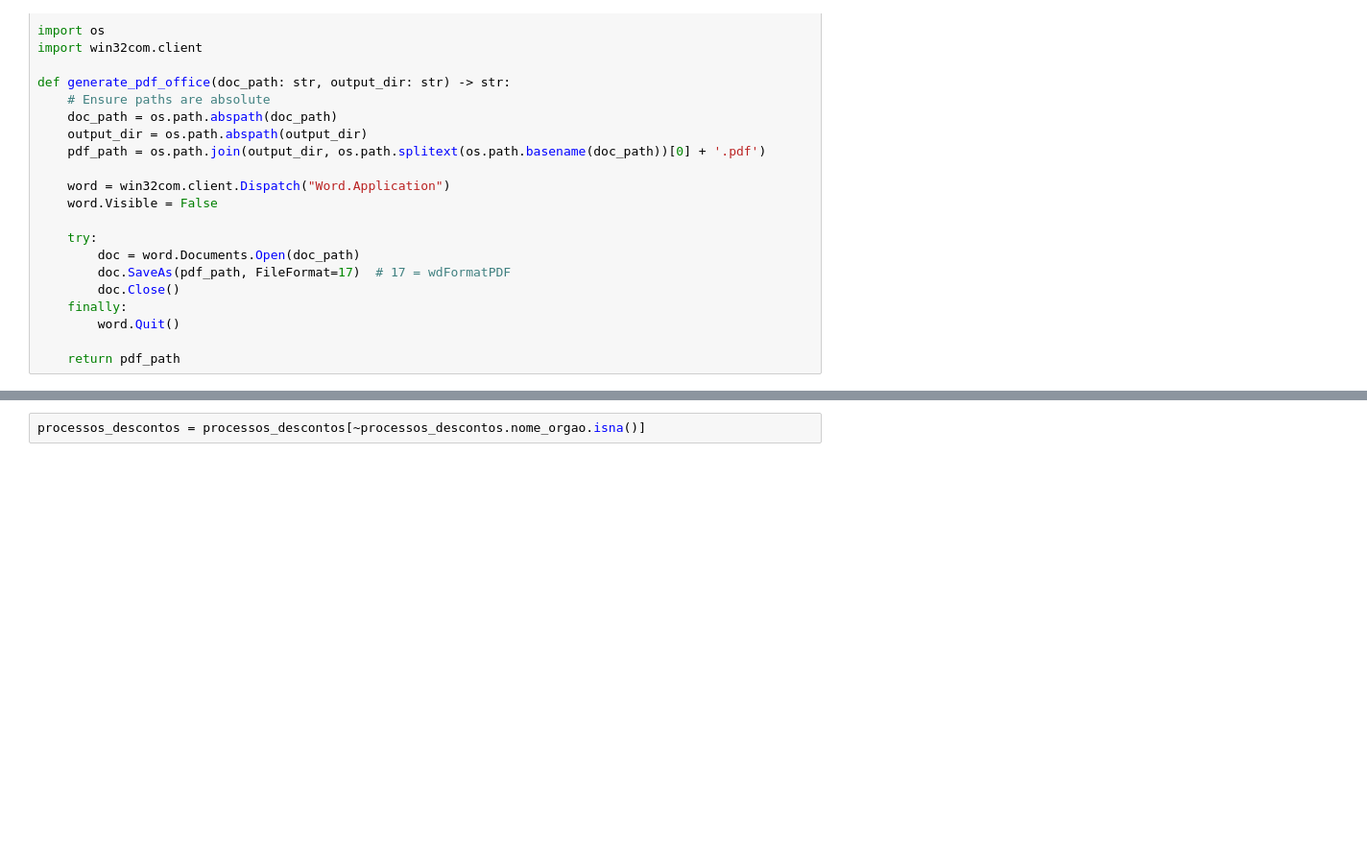
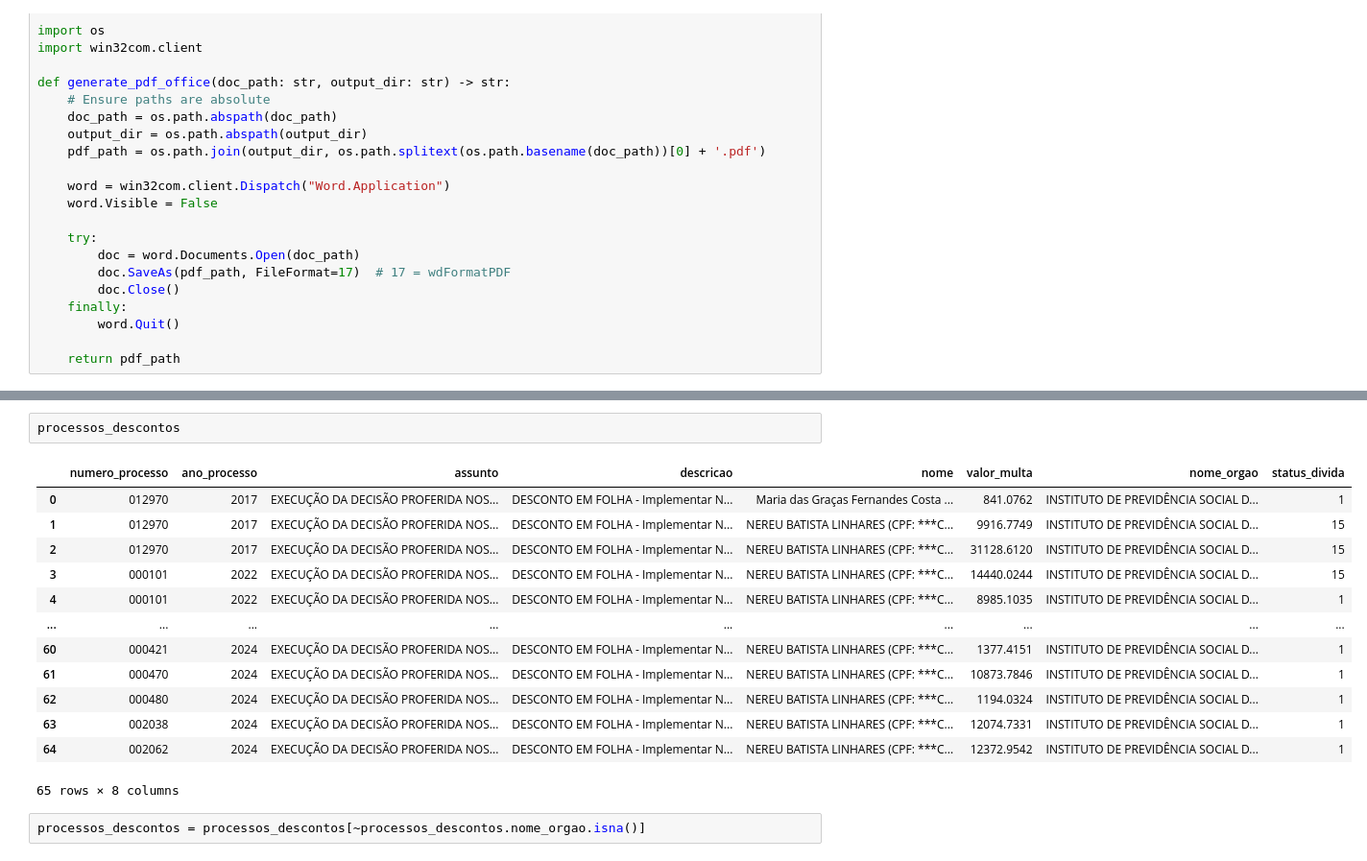
Before and after one commit to eduardoplima/ccd, a Jupyter notebook: scripts/desconto_folha_batch.ipynb, the cells around one changed output, grey strips where cells are left out. Shown at 96% size. Drawn from its saved outputs; the diff is of its cells as text; blank space fills up the shorter version.

```diff
--- a/scripts/desconto_folha_batch.ipynb
+++ b/scripts/desconto_folha_batch.ipynb
@@ -90,3 +181,19 @@ processos_descontos = pd.read_sql(descontos_sql, conn)
+# %%
+processos_descontos
+# %% [output]
+|  | numero_processo | ano_processo | assunto | descricao | nome | valor_multa | nome_orgao | status_divida |
+| 0 | 012970 | 2017 | EXECUÇÃO DA DECISÃO PROFERIDA NOS... | DESCONTO EM FOLHA - Implementar N... | Maria das Graças Fernandes Costa ... | 841.0762 | INSTITUTO DE PREVIDÊNCIA SOCIAL D... | 1 |
+| 1 | 012970 | 2017 | EXECUÇÃO DA DECISÃO PROFERIDA NOS... | DESCONTO EM FOLHA - Implementar N... | NEREU BATISTA LINHARES (CPF: ***C... | 9916.7749 | INSTITUTO DE PREVIDÊNCIA SOCIAL D... | 15 |
+| 2 | 012970 | 2017 | EXECUÇÃO DA DECISÃO PROFERIDA NOS... | DESCONTO EM FOLHA - Implementar N... | NEREU BATISTA LINHARES (CPF: ***C... | 31128.6120 | INSTITUTO DE PREVIDÊNCIA SOCIAL D... | 15 |
+| 3 | 000101 | 2022 | EXECUÇÃO DA DECISÃO PROFERIDA NOS... | DESCONTO EM FOLHA - Implementar N... | NEREU BATISTA LINHARES (CPF: ***C... | 14440.0244 | INSTITUTO DE PREVIDÊNCIA SOCIAL D... | 15 |
+| 4 | 000101 | 2022 | EXECUÇÃO DA DECISÃO PROFERIDA NOS... | DESCONTO EM FOLHA - Implementar N... | NEREU BATISTA LINHARES (CPF: ***C... | 8985.1035 | INSTITUTO DE PREVIDÊNCIA SOCIAL D... | 1 |
+| ... | ... | ... | ... | ... | ... | ... | ... | ... |
+| 60 | 000421 | 2024 | EXECUÇÃO DA DECISÃO PROFERIDA NOS... | DESCONTO EM FOLHA - Implementar N... | NEREU BATISTA LINHARES (CPF: ***C... | 1377.4151 | INSTITUTO DE PREVIDÊNCIA SOCIAL D... | 1 |
+| 61 | 000470 | 2024 | EXECUÇÃO DA DECISÃO PROFERIDA NOS... | DESCONTO EM FOLHA - Implementar N... | NEREU BATISTA LINHARES (CPF: ***C... | 10873.7846 | INSTITUTO DE PREVIDÊNCIA SOCIAL D... | 1 |
+| 62 | 000480 | 2024 | EXECUÇÃO DA DECISÃO PROFERIDA NOS... | DESCONTO EM FOLHA - Implementar N... | NEREU BATISTA LINHARES (CPF: ***C... | 1194.0324 | INSTITUTO DE PREVIDÊNCIA SOCIAL D... | 1 |
+| 63 | 002038 | 2024 | EXECUÇÃO DA DECISÃO PROFERIDA NOS... | DESCONTO EM FOLHA - Implementar N... | NEREU BATISTA LINHARES (CPF: ***C... | 12074.7331 | INSTITUTO DE PREVIDÊNCIA SOCIAL D... | 1 |
+| 64 | 002062 | 2024 | EXECUÇÃO DA DECISÃO PROFERIDA NOS... | DESCONTO EM FOLHA - Implementar N... | NEREU BATISTA LINHARES (CPF: ***C... | 12372.9542 | INSTITUTO DE PREVIDÊNCIA SOCIAL D... | 1 |
+65 rows × 8 columns
 # %%
 processos_descontos = processos_descontos[~processos_descontos.nome_orgao.isna()]
 # %%
```
Also changed, not shown: parts of 8 cells of this notebook, 4 other files.
